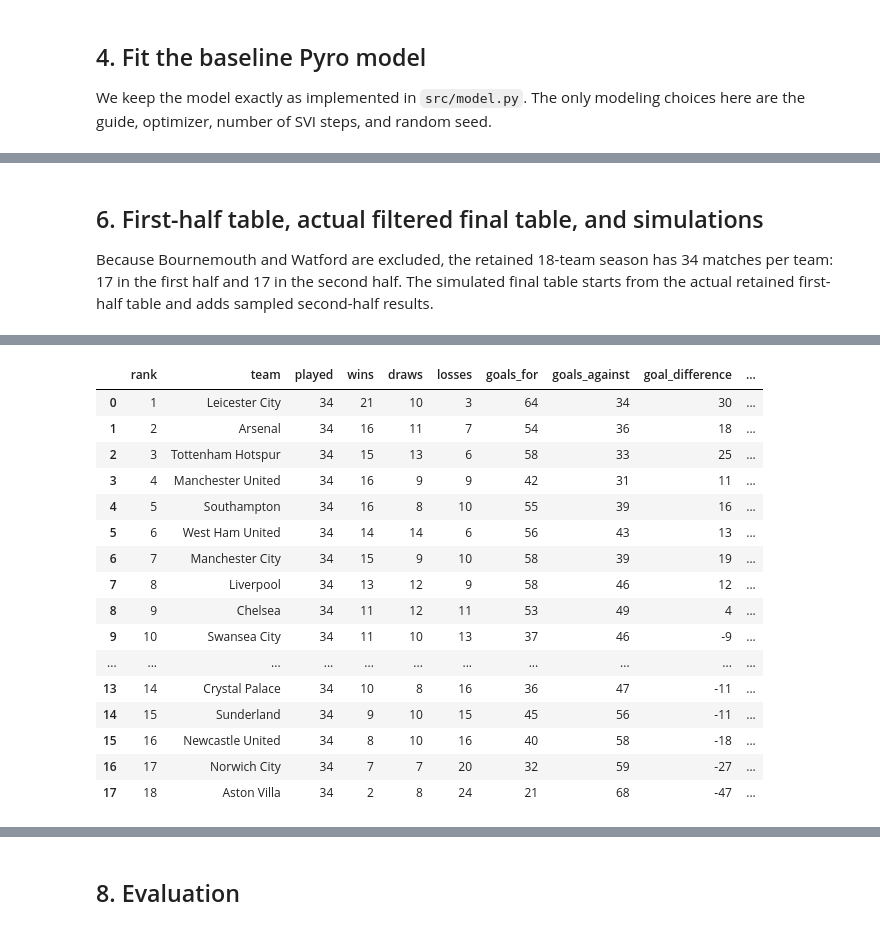
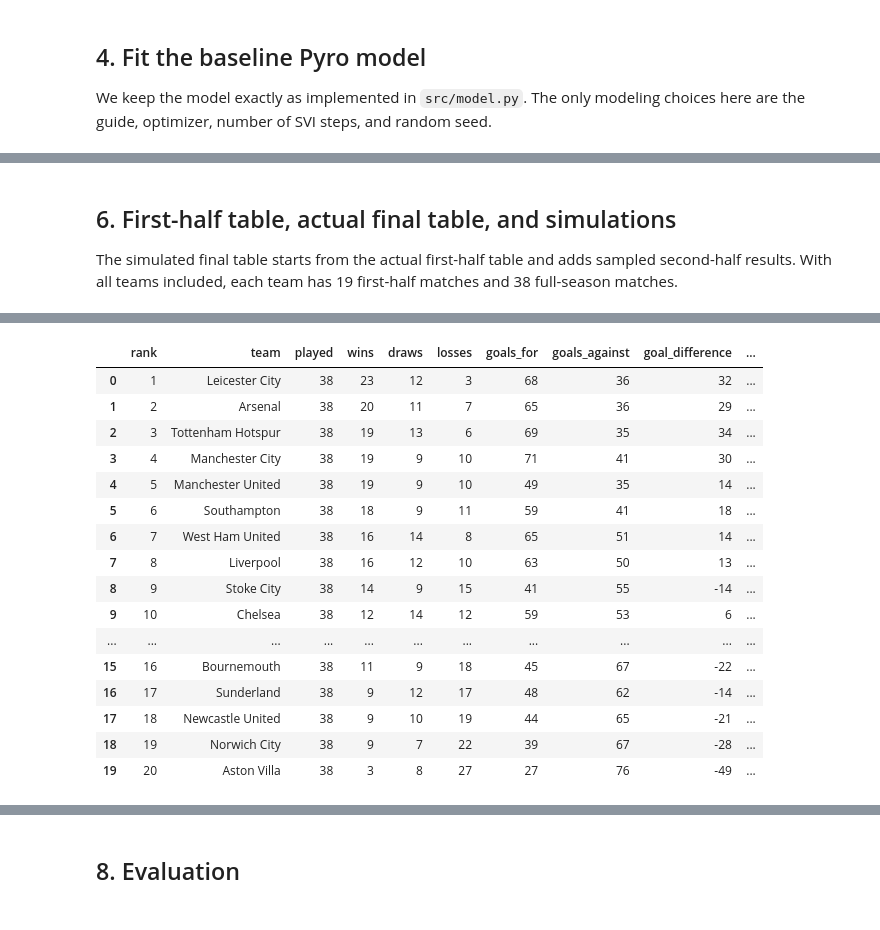
Before and after one commit to Hamdermadsik/Project_MBML, a Jupyter notebook: notebooks/Baseline.ipynb, the cells around one changed output, grey strips where cells are left out. Saved outputs shown, nothing was run; the diff lists cells and outputs as text; code cells hidden in the pictures.

```diff
--- a/notebooks/Baseline.ipynb
+++ b/notebooks/Baseline.ipynb
@@ -80,7 +80,7 @@ We exclude Bournemouth and Watford before training, prediction, table simulation
 # %%
 TEST_SEASON = "2015/2016"
 FIRST_HALF_MAX_STAGE = 19
-EXCLUDED_TEAMS = {"Bournemouth", "Watford"}
+EXCLUDED_TEAMS = set()
 
 df_raw = pd.read_csv(DATA_PATH, parse_dates=["date"])
 expected_columns = [
@@ -116,19 +116,20 @@ train_df = pd.concat([historical_df, first_half_2015_df], ignore_index=True)
 
 stage_counts_2015 = df.loc[df["season"] == TEST_SEASON, "stage"].value_counts().sort_index()
 assert stage_counts_2015.index.tolist() == list(range(1, 39)), "2015/2016 should contain stages 1-38."
-assert (stage_counts_2015 == 10).all(), "Each 2015/2016 stage should contain 10 matches before exclusions."
-assert len(first_half_2015_df) == 153, "Expected 153 retained first-half matches after excluding Bournemouth/Watford."
-assert len(second_half_2015_df) == 153, "Expected 153 retained second-half matches after excluding Bournemouth/Watford."
+assert (stage_counts_2015 == 10).all(), "Each 2015/2016 stage should contain 10 matches."
+assert len(first_half_2015_df) == 190, "Expected 190 first-half matches."
+assert len(second_half_2015_df) == 190, "Expected 190 second-half matches."
+assert len(train_df) == 2850, "Expected 2,850 training matches: 2,660 historical + 190 first-half 2015/2016."
 
 split_summary = pd.DataFrame(
     [
         {"dataset": "all EPL matches", "matches": len(df)},
-        {"dataset": "excluded Bournemouth/Watford fixtures", "matches": len(excluded_matches_df)},
-        {"dataset": "modeling data after exclusions", "matches": len(df_model)},
+        {"dataset": "excluded fixtures", "matches": len(excluded_matches_df)},
+        {"dataset": "modeling data", "matches": len(df_model)},
         {"dataset": "historical training seasons", "matches": len(historical_df)},
-        {"dataset": "2015/2016 first half training", "matches": len(first_half_2015_df)},
+        {"dataset": "2015/2016 first-half training", "matches": len(first_half_2015_df)},
         {"dataset": "total training data", "matches": len(train_df)},
-        {"dataset": "2015/2016 second half forecast", "matches": len(second_half_2015_df)},
+        {"dataset": "2015/2016 second-half forecast", "matches": len(second_half_2015_df)},
     ]
 )
 
@@ -348,11 +348,10 @@ display(match_predictions_second_half.head(20))
 # %% [markdown]
-## 6. First-half table, actual filtered final table, and simulations
+## 6. First-half table, actual final table, and simulations
 
-Because Bournemouth and Watford are excluded, the retained 18-team season has 34 matches per team: 17 in the first half and 17 in the second half. The simulated final table starts from the actual retained first-half table and adds sampled second-half results.
+The simulated final table starts from the actual first-half table and adds sampled second-half results. With all teams included, each team has 19 first-half matches and 38 full-season matches.
 # %%
 retained_2015_teams = sorted(set(season_2015_df["home_team"]).union(season_2015_df["away_team"]))
-assert not (set(retained_2015_teams) & EXCLUDED_TEAMS)
-assert len(retained_2015_teams) == 18
+assert len(retained_2015_teams) == 20
 
 
 def empty_table(teams):
@@ -421,8 +420,8 @@ def rank_table(table_df):
 first_half_table = table_from_matches(first_half_2015_df, retained_2015_teams)
 actual_final_table = table_from_matches(season_2015_df, retained_2015_teams)
 
-assert (first_half_table["played"] == 17).all(), "Each retained team should have 17 first-half matches."
-assert (actual_final_table["played"] == 34).all(), "Each retained team should have 34 retained-season matches."
+assert (first_half_table["played"] == 19).all(), "Each team should have 19 first-half matches."
+assert (actual_final_table["played"] == 38).all(), "Each team should have 38 full-season matches."
 
 display(first_half_table)
 display(actual_final_table)
@@ -447,20 +446,20 @@ display(actual_final_table)
 |  | rank | team | played | wins | draws | losses | goals_for | goals_against | goal_difference | ... |
-| 0 | 1 | Leicester City | 34 | 21 | 10 | 3 | 64 | 34 | 30 | ... |
-| 1 | 2 | Arsenal | 34 | 16 | 11 | 7 | 54 | 36 | 18 | ... |
-| 2 | 3 | Tottenham Hotspur | 34 | 15 | 13 | 6 | 58 | 33 | 25 | ... |
-| 3 | 4 | Manchester United | 34 | 16 | 9 | 9 | 42 | 31 | 11 | ... |
-| 4 | 5 | Southampton | 34 | 16 | 8 | 10 | 55 | 39 | 16 | ... |
-| 5 | 6 | West Ham United | 34 | 14 | 14 | 6 | 56 | 43 | 13 | ... |
-| 6 | 7 | Manchester City | 34 | 15 | 9 | 10 | 58 | 39 | 19 | ... |
-| 7 | 8 | Liverpool | 34 | 13 | 12 | 9 | 58 | 46 | 12 | ... |
-| 8 | 9 | Chelsea | 34 | 11 | 12 | 11 | 53 | 49 | 4 | ... |
-| 9 | 10 | Swansea City | 34 | 11 | 10 | 13 | 37 | 46 | -9 | ... |
+| 0 | 1 | Leicester City | 38 | 23 | 12 | 3 | 68 | 36 | 32 | ... |
+| 1 | 2 | Arsenal | 38 | 20 | 11 | 7 | 65 | 36 | 29 | ... |
+| 2 | 3 | Tottenham Hotspur | 38 | 19 | 13 | 6 | 69 | 35 | 34 | ... |
+| 3 | 4 | Manchester City | 38 | 19 | 9 | 10 | 71 | 41 | 30 | ... |
+| 4 | 5 | Manchester United | 38 | 19 | 9 | 10 | 49 | 35 | 14 | ... |
+| 5 | 6 | Southampton | 38 | 18 | 9 | 11 | 59 | 41 | 18 | ... |
+| 6 | 7 | West Ham United | 38 | 16 | 14 | 8 | 65 | 51 | 14 | ... |
+| 7 | 8 | Liverpool | 38 | 16 | 12 | 10 | 63 | 50 | 13 | ... |
+| 8 | 9 | Stoke City | 38 | 14 | 9 | 15 | 41 | 55 | -14 | ... |
+| 9 | 10 | Chelsea | 38 | 12 | 14 | 12 | 59 | 53 | 6 | ... |
 | ... | ... | ... | ... | ... | ... | ... | ... | ... | ... | ... |
-| 13 | 14 | Crystal Palace | 34 | 10 | 8 | 16 | 36 | 47 | -11 | ... |
-| 14 | 15 | Sunderland | 34 | 9 | 10 | 15 | 45 | 56 | -11 | ... |
-| 15 | 16 | Newcastle United | 34 | 8 | 10 | 16 | 40 | 58 | -18 | ... |
-| 16 | 17 | Norwich City | 34 | 7 | 7 | 20 | 32 | 59 | -27 | ... |
-| 17 | 18 | Aston Villa | 34 | 2 | 8 | 24 | 21 | 68 | -47 | ... |
+| 15 | 16 | Bournemouth | 38 | 11 | 9 | 18 | 45 | 67 | -22 | ... |
+| 16 | 17 | Sunderland | 38 | 9 | 12 | 17 | 48 | 62 | -14 | ... |
+| 17 | 18 | Newcastle United | 38 | 9 | 10 | 19 | 44 | 65 | -21 | ... |
+| 18 | 19 | Norwich City | 38 | 9 | 7 | 22 | 39 | 67 | -28 | ... |
+| 19 | 20 | Aston Villa | 38 | 3 | 8 | 27 | 27 | 76 | -49 | ... |
 # %%
 simulated_table_rows = []
 
```
Also changed, not shown: parts of 17 cells of this notebook.
